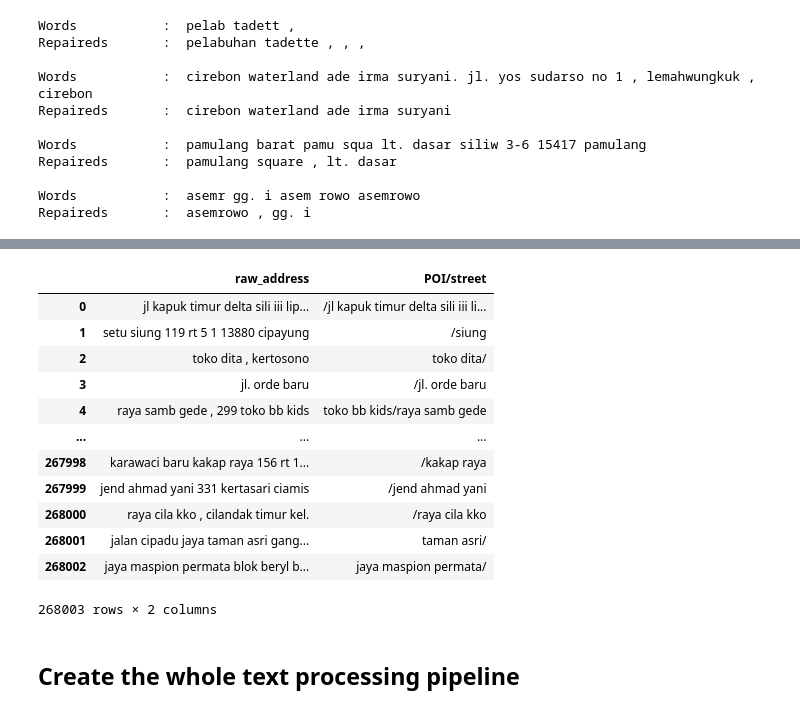
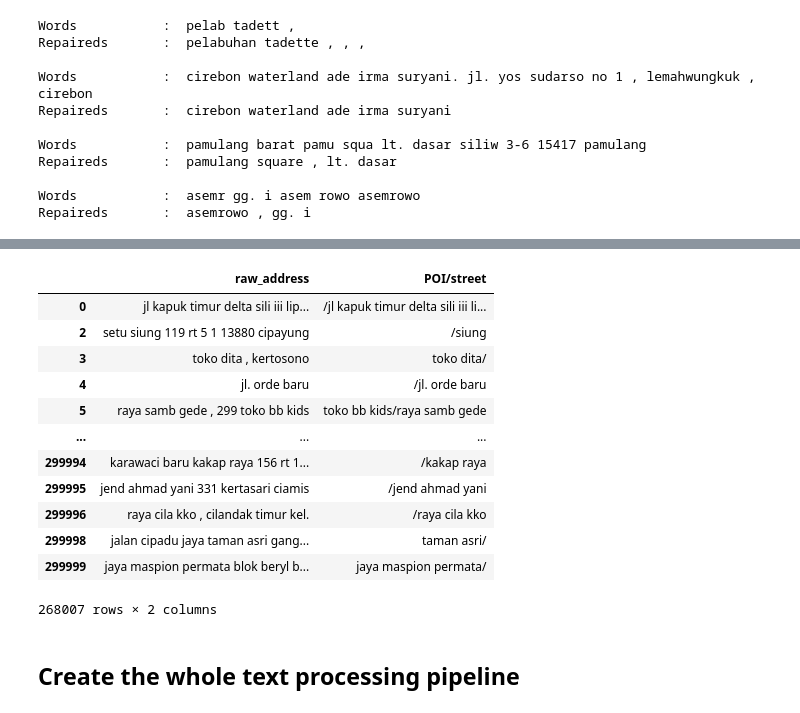
Before and after one commit to mhilmiasyrofi/AddressExtraction, a Jupyter notebook: Data-Preprocessing.ipynb, the cells around one changed output, grey strips where cells are left out. Saved outputs shown, nothing was run; the diff lists cells and outputs as text; code cells hidden in the pictures.

```diff
--- a/Data-Preprocessing.ipynb
+++ b/Data-Preprocessing.ipynb
@@ -11,7 +11,7 @@ warnings.filterwarnings('ignore')
 # %%
 data_dir = "data/"
 df = pd.read_csv(data_dir + "train.csv")
-df = df.drop(columns=["id"])
+# df = df.drop(columns=["id"])
 # %%
 # df = df[:200]
 df
@@ -47,6 +47,6 @@ df["POI/street"] = df["POI/street"].apply(remove_multiple_whitespace)
 ### Only use data with having at least POI or street
 # %%
 df = df[df["POI/street"] != "/"]
-df.reset_index(drop=True, inplace=True)
+# df.reset_index(drop=True, inplace=True)
 df
 # %% [output]
@@ -338,7 +340,8 @@ def repair_words(words, repaireds) :
 #                     print(j)
 #                     print(words)
 #                     print(repaireds)
-                    return []
+#                     return []
+                    return words
                 curr = words[i+j]
                 if curr == repaireds[j][:len(curr)] :
                     j += 1
@@ -398,6 +401,6 @@ def array_to_string(arr) :
 df["clean_address"] = df["clean_address"].apply(array_to_string)
 # %%
 df["clean_address"] = df["clean_address"].replace("", np.nan)
-df = df.dropna().reset_index(drop=True)
+# df = df.dropna().reset_index(drop=True)
 df
 # %% [output]
@@ -417,19 +420,19 @@ df
 # %%
-processed_df = df[["clean_address", "POI/street"]]
-processed_df.rename(columns={"clean_address": "raw_address"}, inplace=True)
-processed_df
+cleaned_df = df[["clean_address", "POI/street"]]
+cleaned_df.rename(columns={"clean_address": "raw_address"}, inplace=True)
+cleaned_df
 # %% [output]
 |  | raw_address | POI/street |
 | 0 | jl kapuk timur delta sili iii lip... | /jl kapuk timur delta sili iii li... |
-| 1 | setu siung 119 rt 5 1 13880 cipayung | /siung |
-| 2 | toko dita , kertosono | toko dita/ |
-| 3 | jl. orde baru | /jl. orde baru |
-| 4 | raya samb gede , 299 toko bb kids | toko bb kids/raya samb gede |
+| 2 | setu siung 119 rt 5 1 13880 cipayung | /siung |
+| 3 | toko dita , kertosono | toko dita/ |
+| 4 | jl. orde baru | /jl. orde baru |
+| 5 | raya samb gede , 299 toko bb kids | toko bb kids/raya samb gede |
 | ... | ... | ... |
-| 267998 | karawaci baru kakap raya 156 rt 1... | /kakap raya |
-| 267999 | jend ahmad yani 331 kertasari ciamis | /jend ahmad yani |
-| 268000 | raya cila kko , cilandak timur kel. | /raya cila kko |
-| 268001 | jalan cipadu jaya taman asri gang... | taman asri/ |
-| 268002 | jaya maspion permata blok beryl b... | jaya maspion permata/ |
+| 299994 | karawaci baru kakap raya 156 rt 1... | /kakap raya |
+| 299995 | jend ahmad yani 331 kertasari ciamis | /jend ahmad yani |
+| 299996 | raya cila kko , cilandak timur kel. | /raya cila kko |
+| 299998 | jalan cipadu jaya taman asri gang... | taman asri/ |
+| 299999 | jaya maspion permata blok beryl b... | jaya maspion permata/ |
-268003 rows × 2 columns
+268007 rows × 2 columns
 # %%
```
Also changed, not shown: parts of 9 cells of this notebook, 6 other files.
